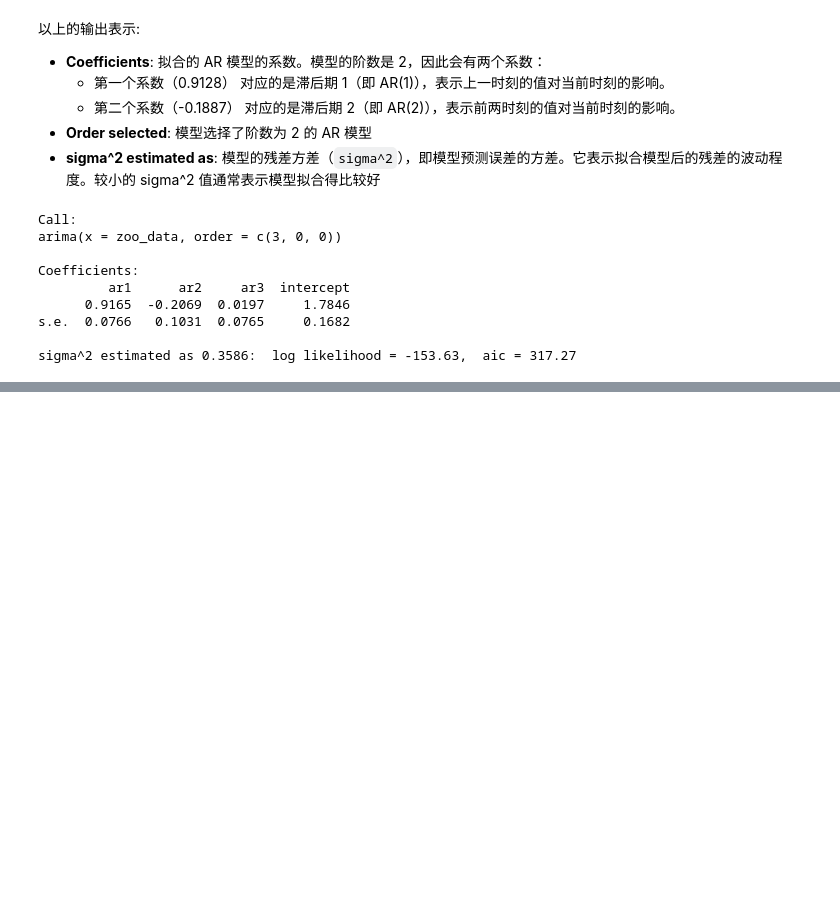
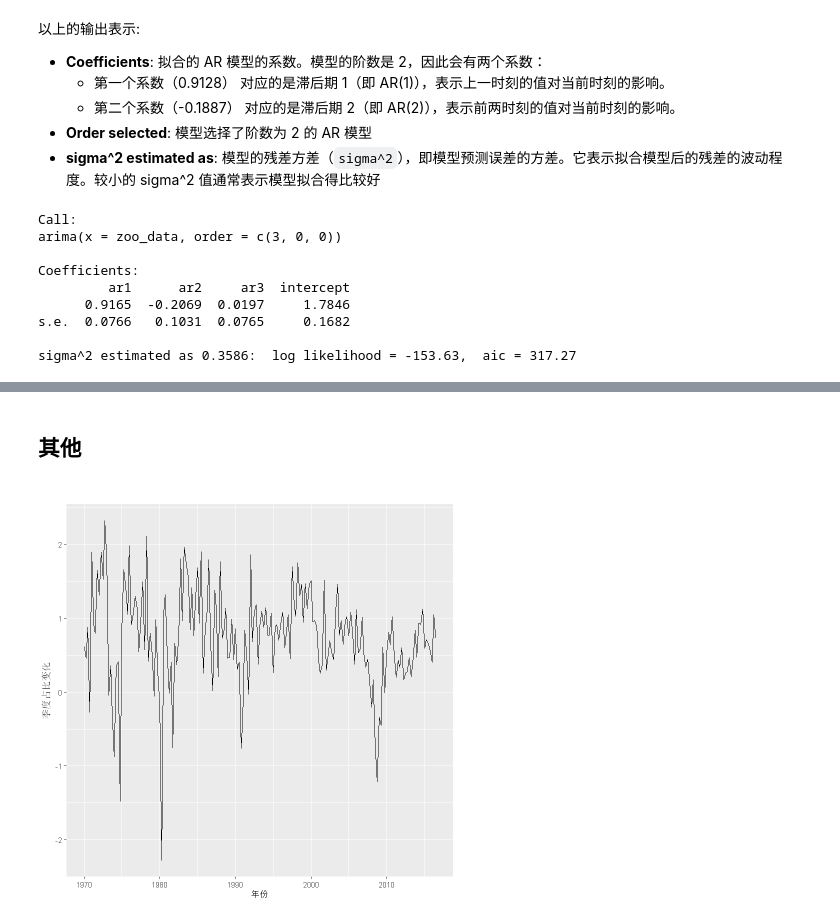
Before and after one commit to 1554823142/time_series_analysis, a Jupyter notebook: my_code/chap6/stastic_modoule.ipynb, the cells around one changed output, grey strips where cells are left out. Cells and saved outputs as stored; diff of their text form; code cells hidden in the pictures; blank space fills up the shorter version.

```diff
--- a/my_code/chap6/stastic_modoule.ipynb
+++ b/my_code/chap6/stastic_modoule.ipynb
@@ -270,0 +321,11 @@ sigma^2 estimated as 0.3586:  log likelihood = -153.63,  aic = 317.27
+# %% [markdown]
+## 其他
+# %%
+library(fpp2)
+# 查看 uschange 数据
+data("uschange")
+autoplot(uschange[,"Consumption"]) +
+  xlab("年份") + ylab("季度占比变化")+
+  theme(plot.title = element_text(hjust = 0.5))
+# %% [output]
+[figure, added]
```
Also changed, not shown: parts of 12 cells of this notebook, 1 other file.
